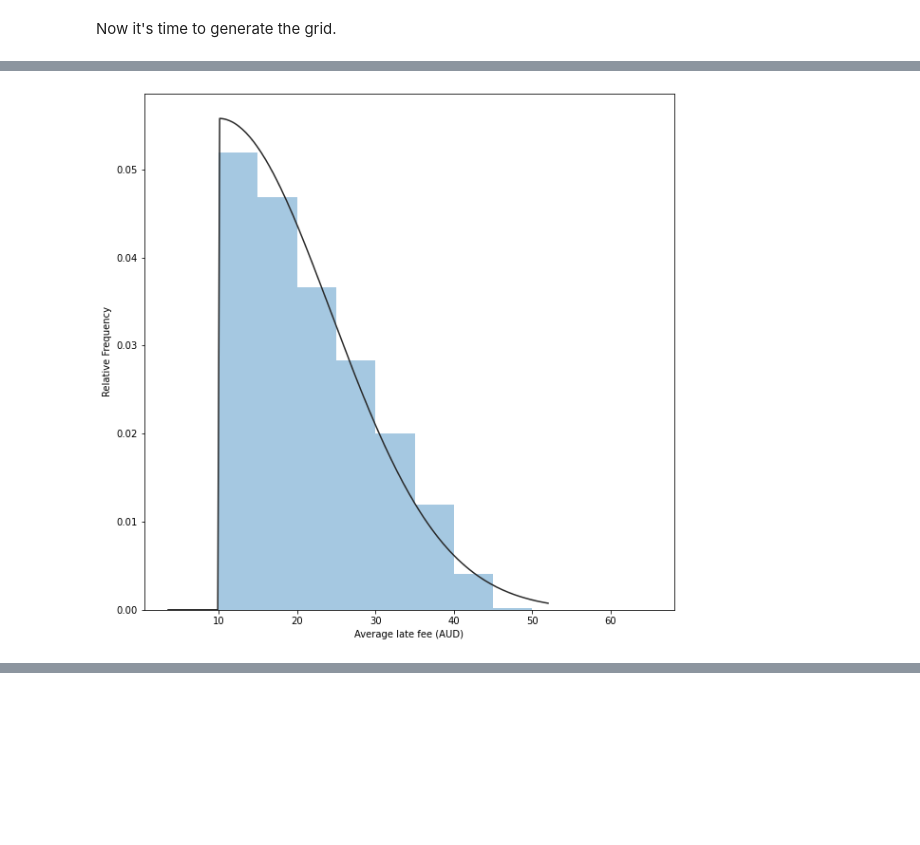
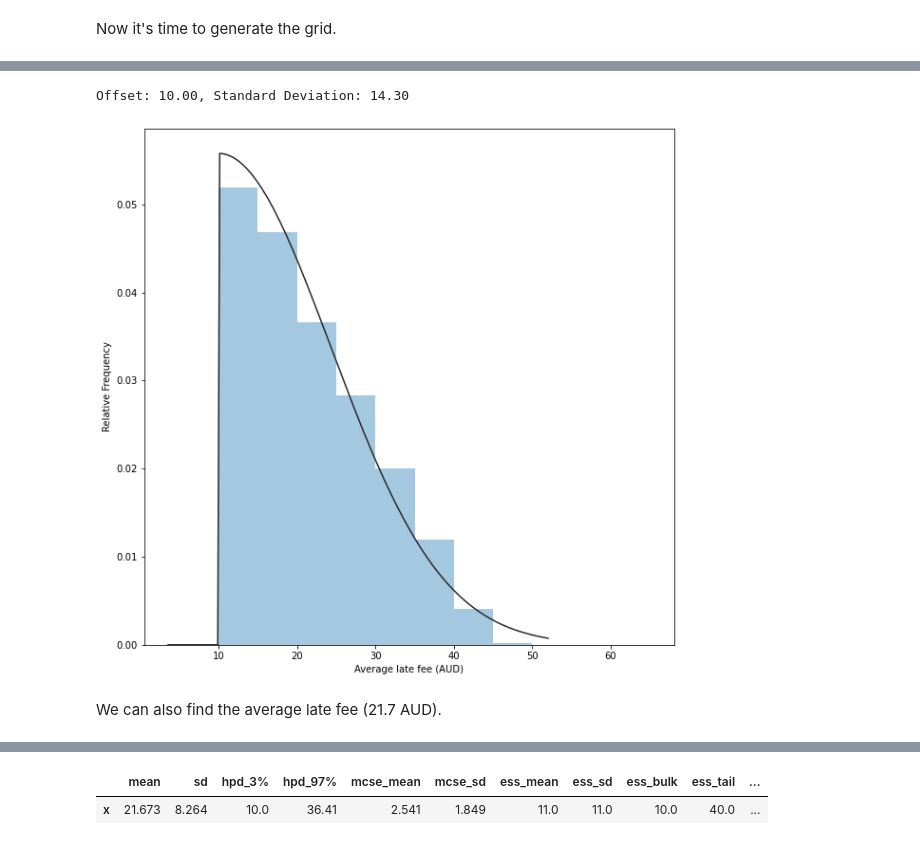
Before and after one commit to CGCooke/Blog, a Jupyter notebook: _notebooks/2020-08-22-Afterpay-Customer-Defaults-Part-3.ipynb, the cells around one changed output, grey strips where cells are left out. Cells and saved outputs as stored; diff of their text form; code cells hidden in the pictures; blank space fills up the shorter version.

```diff
--- a/_notebooks/2020-08-22-Afterpay-Customer-Defaults-Part-3.ipynb
+++ b/_notebooks/2020-08-22-Afterpay-Customer-Defaults-Part-3.ipynb
@@ -211,11 +224,19 @@ visualise_grid(halfnormal_grid,'Parametric study of late fees')
 # %%
-late_fee_distribution = np.stack([halfnormal_grid, exponential_grid]).ravel()
+late_fees_aggregated = np.stack([halfnormal_grid, exponential_grid]).ravel()
 
-offset, std = st.halfnorm.fit(late_fee_distribution)
+offset, std = st.halfnorm.fit(late_fees_aggregated)
 
-sns.distplot(late_fee_distribution,fit=st.halfnorm,  kde=False, bins = np.arange(10,68,5))
+print('Offset: {:0.2f}, Standard Deviation: {:0.2f}'.format(offset,std))
+
+sns.distplot(late_fees_aggregated,fit=st.halfnorm,  kde=False, bins = np.arange(10,68,5))
 plt.ylabel('Relative Frequency')
 plt.xlabel('Average late fee (AUD)')
 plt.show()
 # %% [output]
+Offset: 10.00, Standard Deviation: 14.30
 [figure]
+# %% [markdown]
+We can also find the average late fee (21.7 AUD).
+# %%
+pm.summary(late_fees_aggregated)
+# %% [output]
@@ -221,0 +244,2 @@ plt.show()
+|  | mean | sd | hpd_3% | hpd_97% | mcse_mean | mcse_sd | ess_mean | ess_sd | ess_bulk | ess_tail | ... |
+| x | 21.673 | 8.264 | 10.0 | 36.41 | 2.541 | 1.849 | 11.0 | 11.0 | 10.0 | 40.0 | ... |
```
Also changed, not shown: parts of 18 cells of this notebook, 2 other files.
